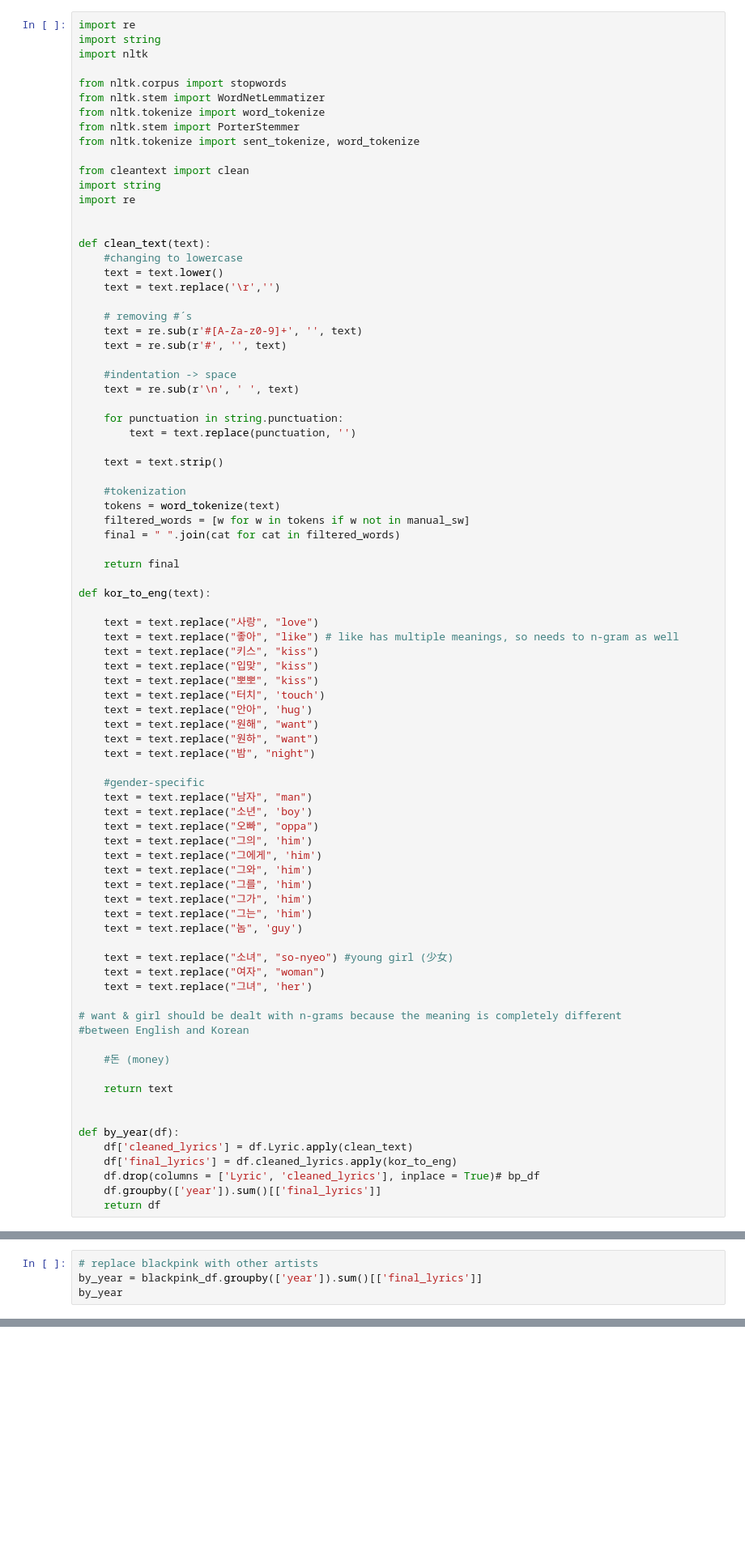
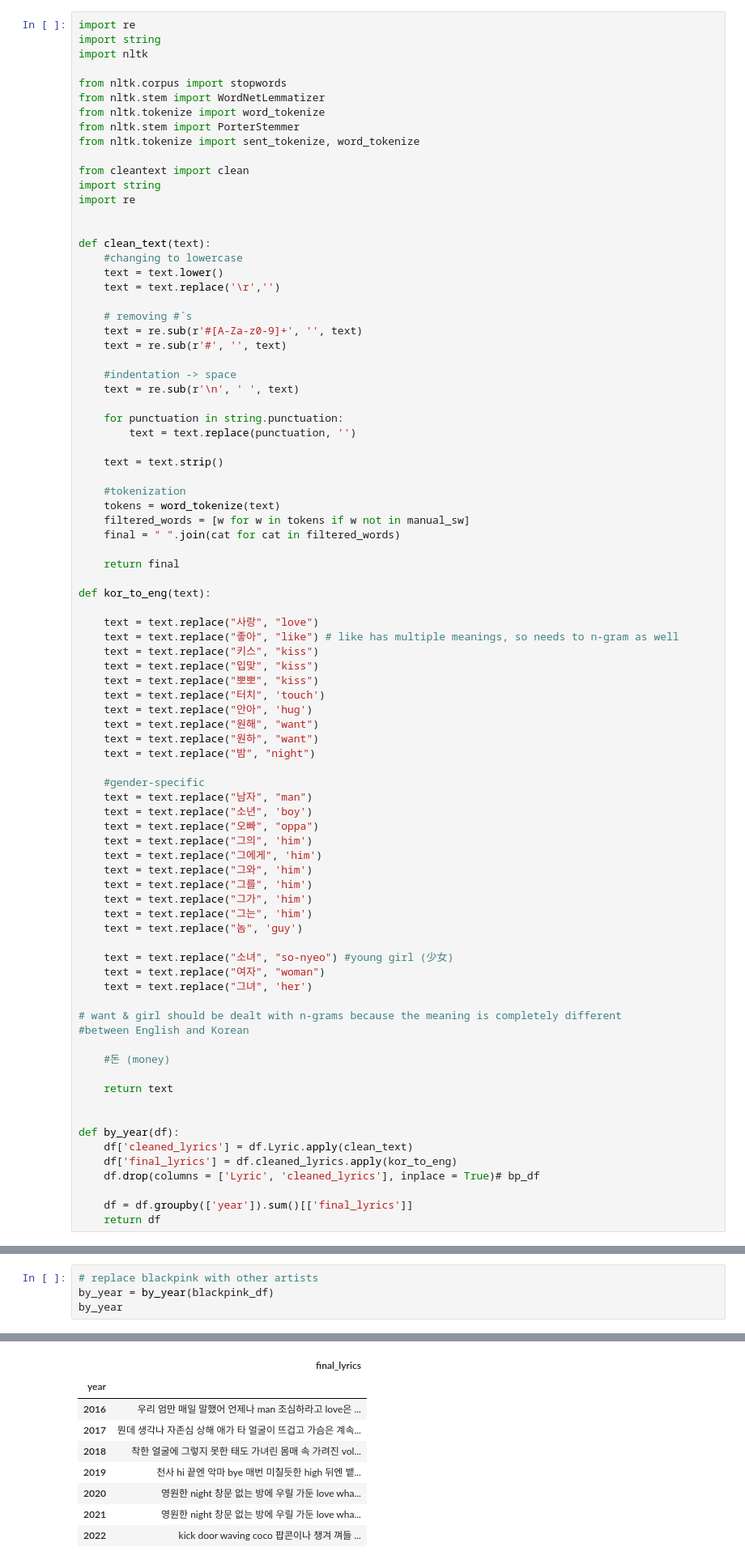
Before and after one commit to JiwonGigiShin/kpop_analysis, a Jupyter notebook: by_artist_by_year_blackpink.ipynb, the cells around one changed output, grey strips where cells are left out. Shown at 81% size. Drawn from its saved outputs; the diff is of its cells as text; blank space fills up the shorter version.

Commit message:
fixed blackpink errors

```diff
--- a/by_artist_by_year_blackpink.ipynb
+++ b/by_artist_by_year_blackpink.ipynb
@@ -125,12 +125,13 @@ def by_year(df):
     df['cleaned_lyrics'] = df.Lyric.apply(clean_text)
     df['final_lyrics'] = df.cleaned_lyrics.apply(kor_to_eng)
     df.drop(columns = ['Lyric', 'cleaned_lyrics'], inplace = True)# bp_df
-    df.groupby(['year']).sum()[['final_lyrics']]
+
+    df = df.groupby(['year']).sum()[['final_lyrics']]
     return df
 # %% [markdown]
 # By year
 # %%
 # replace blackpink with other artists
-by_year = blackpink_df.groupby(['year']).sum()[['final_lyrics']]
+by_year = by_year(blackpink_df)
 by_year
 # %% [output]
@@ -138,3 +138,12 @@ KeyError: "None of [Index(['final_lyrics'], dtype='object')] are in the [columns
+|  | final_lyrics |
+| year |  |
+| 2016 | 우리 엄만 매일 말했어 언제나 man 조심하라고 love은 ... |
+| 2017 | 뭔데 생각나 자존심 상해 애가 타 얼굴이 뜨겁고 가슴은 계속... |
+| 2018 | 착한 얼굴에 그렇지 못한 태도 가녀린 몸매 속 가려진 vol... |
+| 2019 | 천사 hi 끝엔 악마 bye 매번 미칠듯한 high 뒤엔 뱉... |
+| 2020 | 영원한 night 창문 없는 방에 우릴 가둔 love wha... |
+| 2021 | 영원한 night 창문 없는 방에 우릴 가둔 love wha... |
+| 2022 | kick door waving coco 팝콘이나 챙겨 껴들 ... |
 # %%
 def words_by_year(year):
     df_by_year = by_year.loc[year, :]
```
Also changed, not shown: parts of 13 cells of this notebook, 1 other file.
